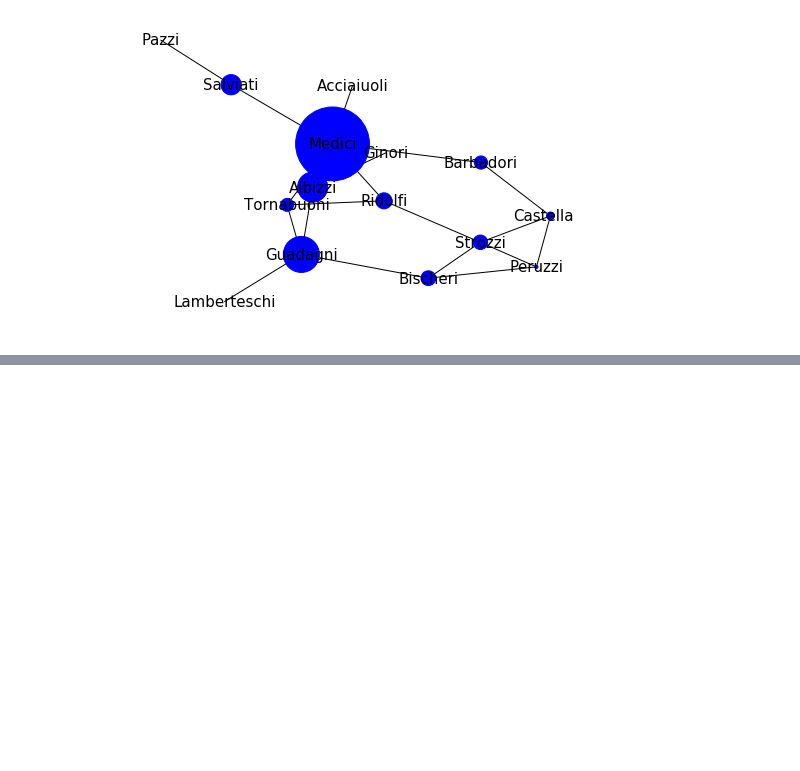
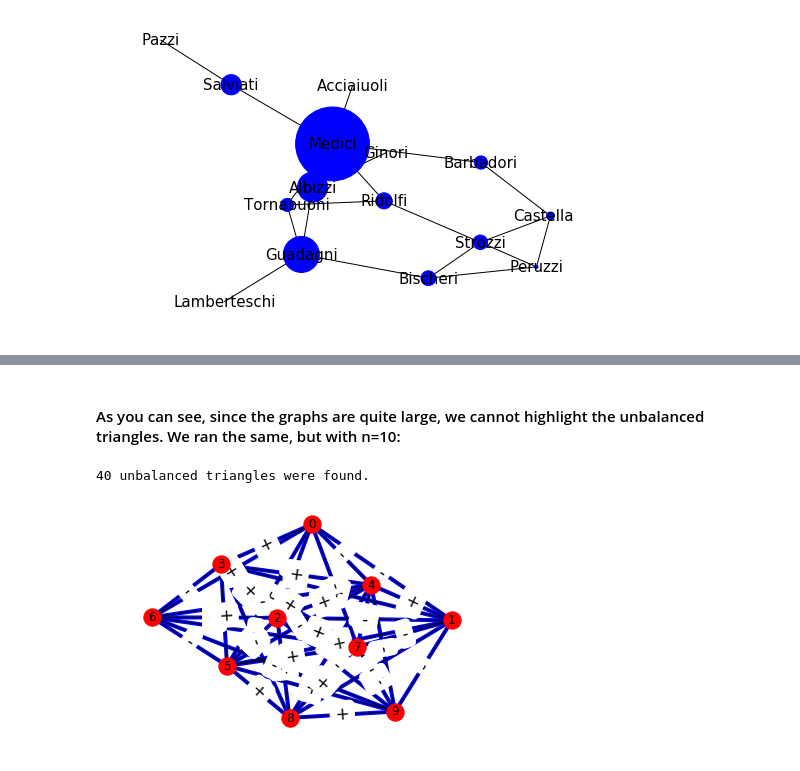
Before and after one commit to giditietz/network-algorithms, a Jupyter notebook: HW1.ipynb, the cells around one changed output, grey strips where cells are left out. Cells and saved outputs as stored; diff of their text form; code cells hidden in the pictures; blank space fills up the shorter version.

```diff
--- a/HW1.ipynb
+++ b/HW1.ipynb
@@ -192,0 +260,8 @@ def closeness_centrality(G):
+# %% [markdown]
+#### As you can see, since the graphs are quite large, we cannot highlight the unbalanced triangles. We ran the same, but with n=10:
+# %%
+G1 = create_ER_random_signed_graph(10,p = 0.5,plus_prob=0.5)
+visualize_balance(G1)
+# %% [output]
+40 unbalanced triangles were found.
+[figure, added]
```
Also changed, not shown: parts of 18 cells of this notebook.
